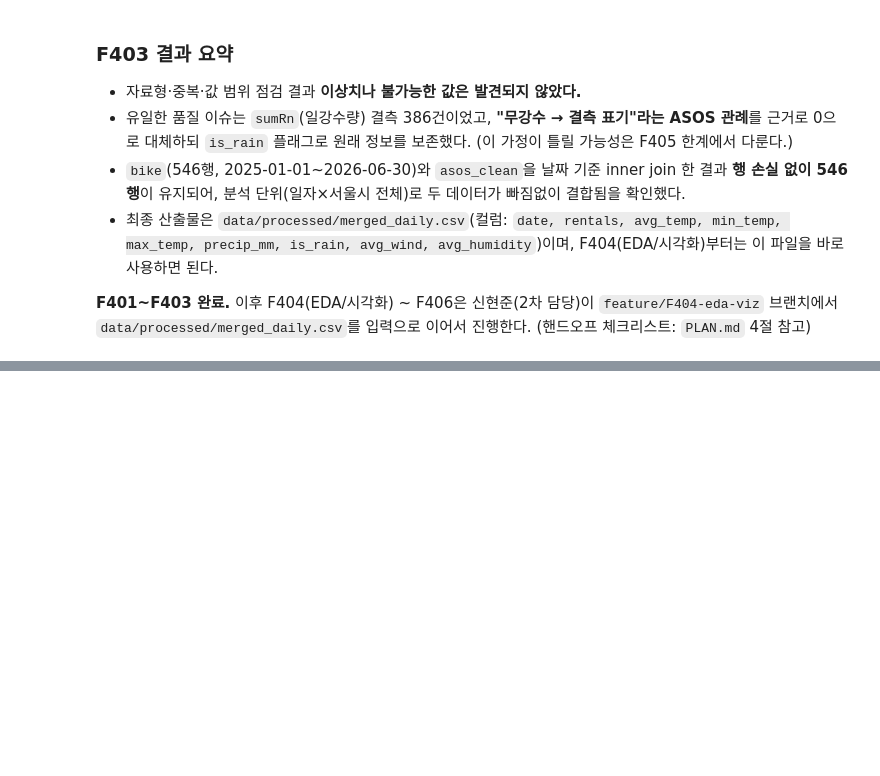
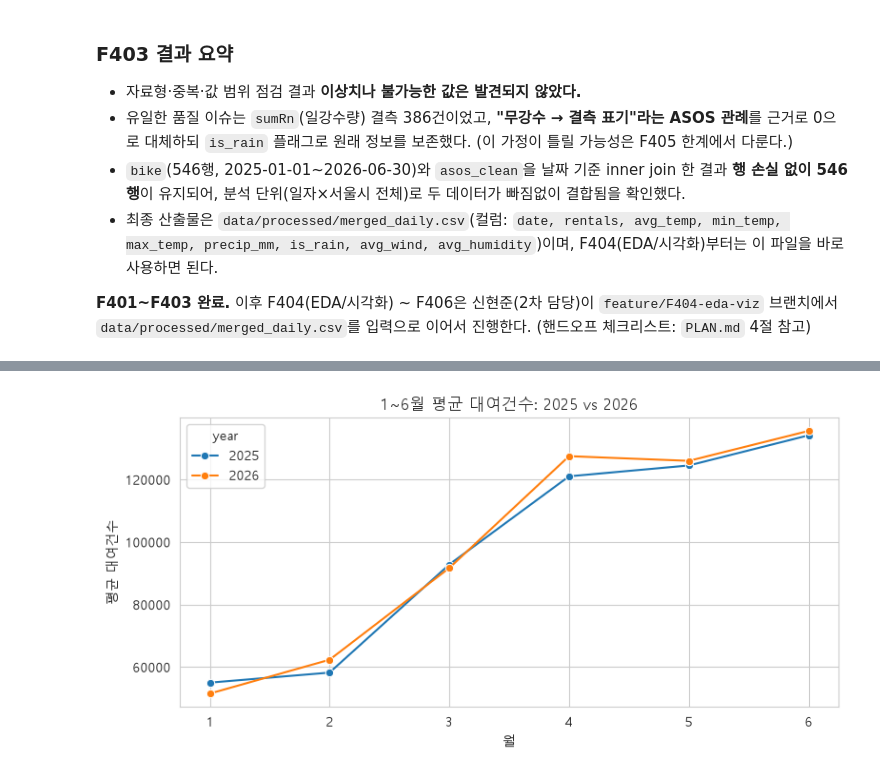
Before and after one commit to cheese-flavor/2026_ttareungi, a Jupyter notebook: notebooks/analysis.ipynb, the cells around one changed output, grey strips where cells are left out. Cells and saved outputs as stored; diff of their text form; code cells hidden in the pictures; blank space fills up the shorter version.

```diff
--- a/notebooks/analysis.ipynb
+++ b/notebooks/analysis.ipynb
@@ -319,0 +406,12 @@ print("저장 완료:", merged_out_path, merged.shape)
+# %%
+fig, ax = plt.subplots(figsize=(8, 4))
+compare = df[df["month"] <= 6].groupby(["year", "month"])["rentals"].mean().reset_index()
+sns.lineplot(data=compare, x="month", y="rentals", hue="year", marker="o", palette="tab10", ax=ax)
+ax.set_title("1~6월 평균 대여건수: 2025 vs 2026")
+ax.set_xlabel("월")
+ax.set_ylabel("평균 대여건수")
+ax.set_xticks(range(1, 7))
+plt.tight_layout()
+plt.show()
+# %% [output]
+[figure, added]
```
Also changed, not shown: parts of 16 cells of this notebook, 1 other file.
